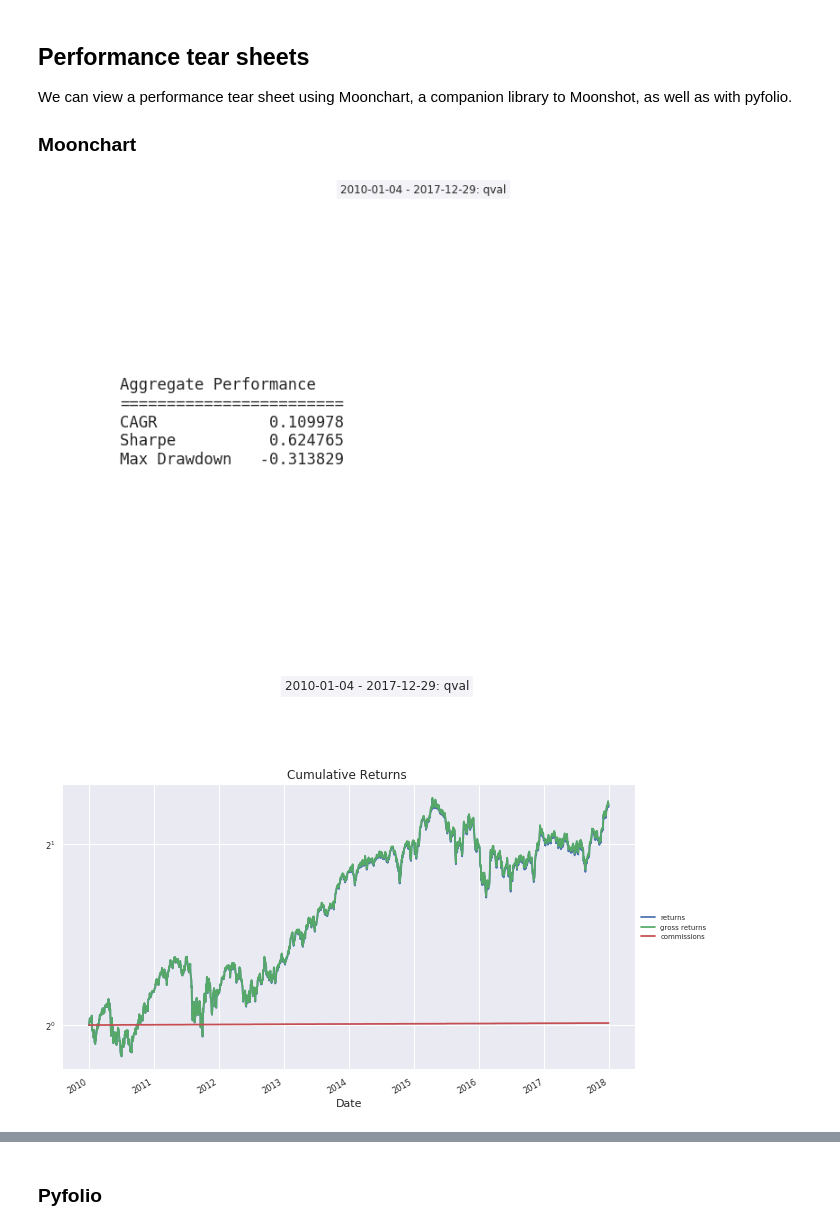
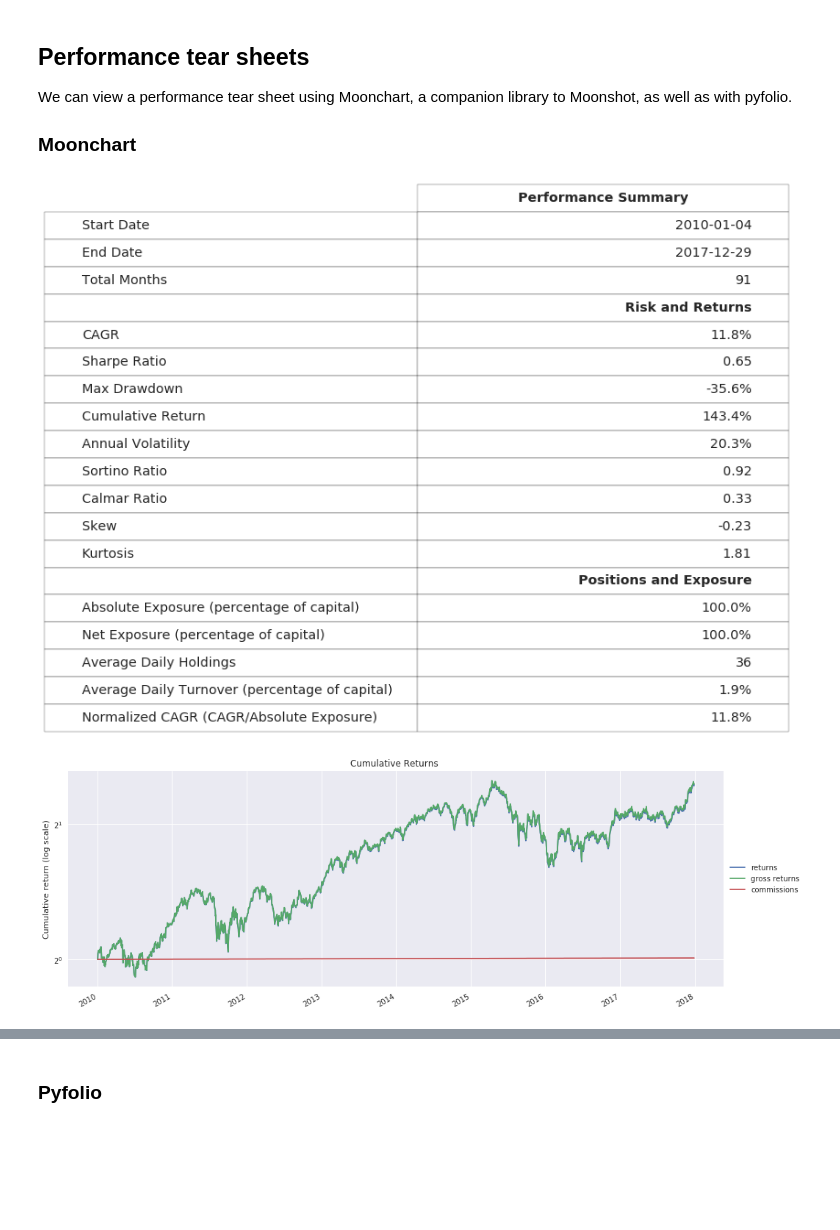
Before and after one commit to quantrocket-codeload/qval, a Jupyter notebook: qval/Part4-Moonshot-Backtest.ipynb, the cells around one changed output, grey strips where cells are left out. Saved outputs shown, nothing was run; the diff lists cells and outputs as text; code cells hidden in the pictures; blank space fills up the shorter version.

```diff
--- a/qval/Part4-Moonshot-Backtest.ipynb
+++ b/qval/Part4-Moonshot-Backtest.ipynb
@@ -56,6 +54,6 @@ import moonchart
 # %%
-t = moonchart.Tearsheet()
-t.from_moonshot_csv("qval_backtest.csv")
+from moonchart import Tearsheet
+Tearsheet.from_moonshot_csv("qval_backtest.csv")
 # %% [output]
-[figure, old version]
+[figure, new version]
-[figure, old version]
+[figure, new version]
```
Also changed, not shown: parts of 4 cells of this notebook, 3 other files.
